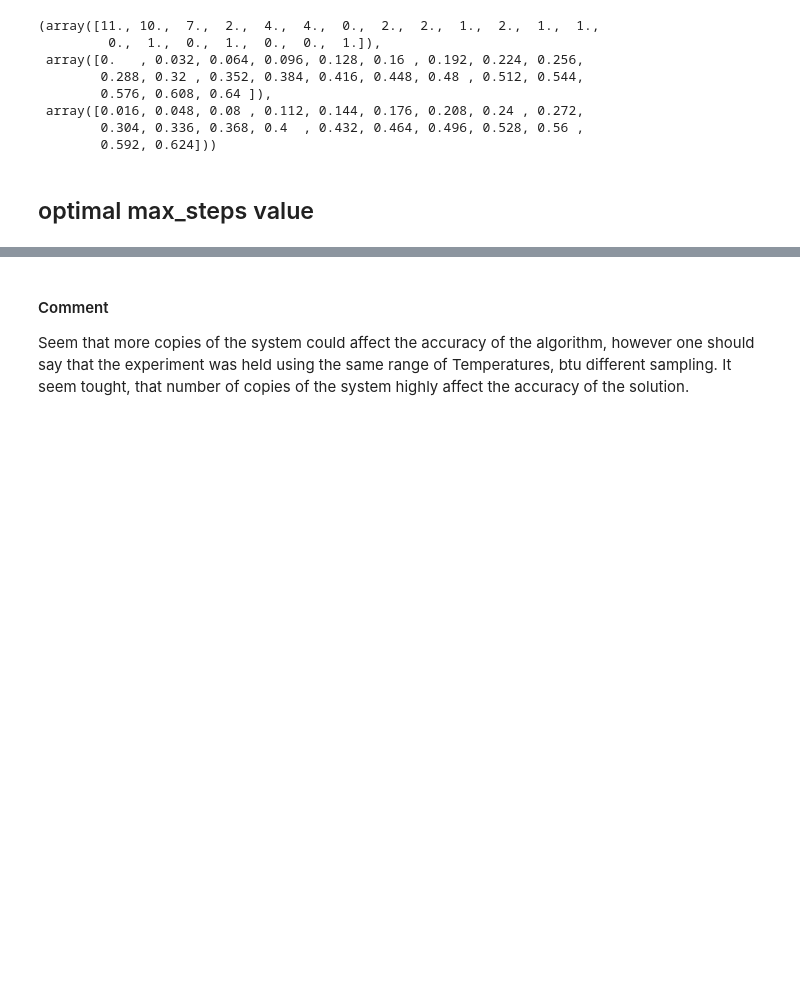
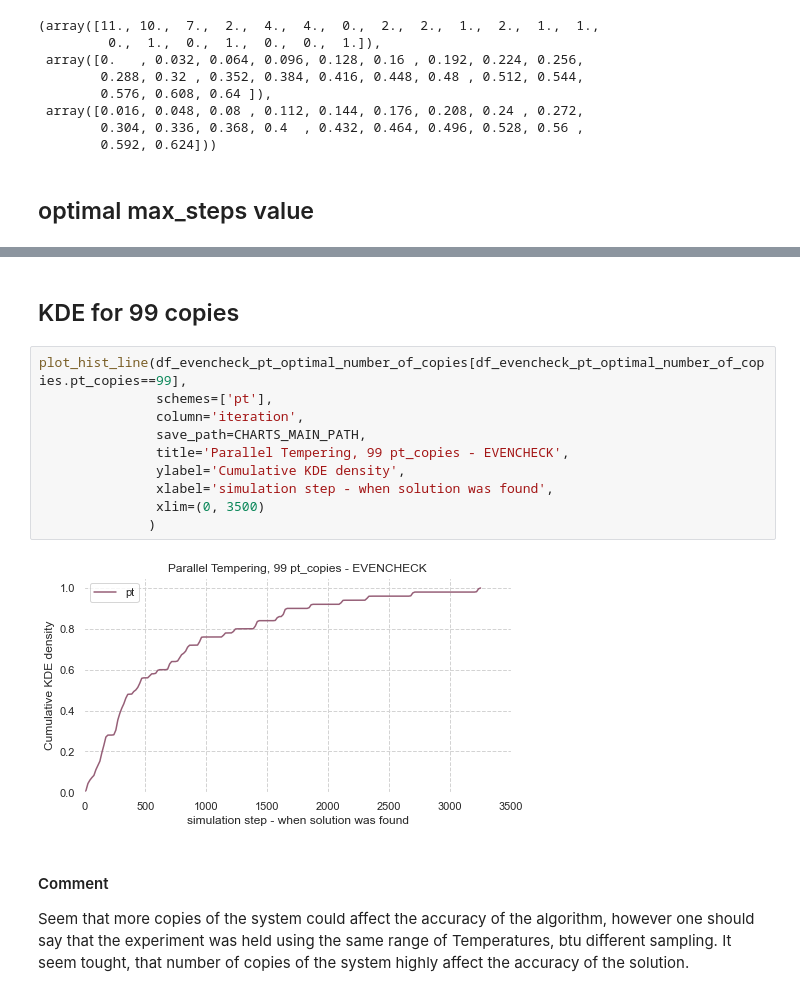
Before and after one commit to mateuszKacz/CGP_mgr, a Jupyter notebook: notebooks/Opracowanie danych PT.ipynb, the cells around one changed output, grey strips where cells are left out. Drawn from its saved outputs; the diff is of its cells as text; blank space fills up the shorter version.

```diff
--- a/notebooks/Opracowanie danych PT.ipynb
+++ b/notebooks/Opracowanie danych PT.ipynb
@@ -478,3 +478,17 @@ double_axis_plot(calc_mns_series(df_evencheck_pt_optimal_number_of_max_steps, gr
+# %% [markdown]
+## KDE for 99 copies
+# %%
+plot_hist_line(df_evencheck_pt_optimal_number_of_copies[df_evencheck_pt_optimal_number_of_copies.pt_copies==99],
+               schemes=['pt'],
+               column='iteration',
+               save_path=CHARTS_MAIN_PATH,
+               title='Parallel Tempering, 99 pt_copies - EVENCHECK',
+               ylabel='Cumulative KDE density',
+               xlabel='simulation step - when solution was found',
+               xlim=(0, 3500)
+              )
+# %% [output]
+[figure, added]
 # %% [markdown]
 #### Comment
 
```
Also changed, not shown: parts of 2 cells of this notebook, 1 other file.
